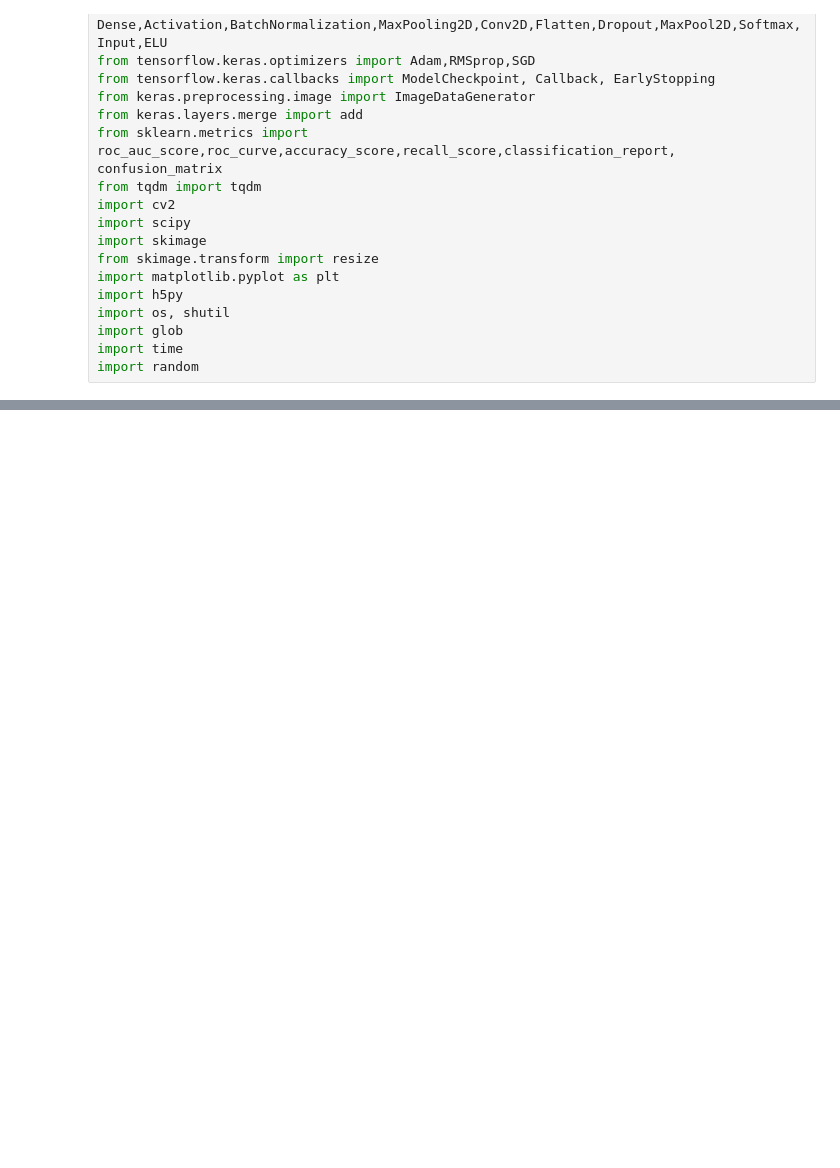
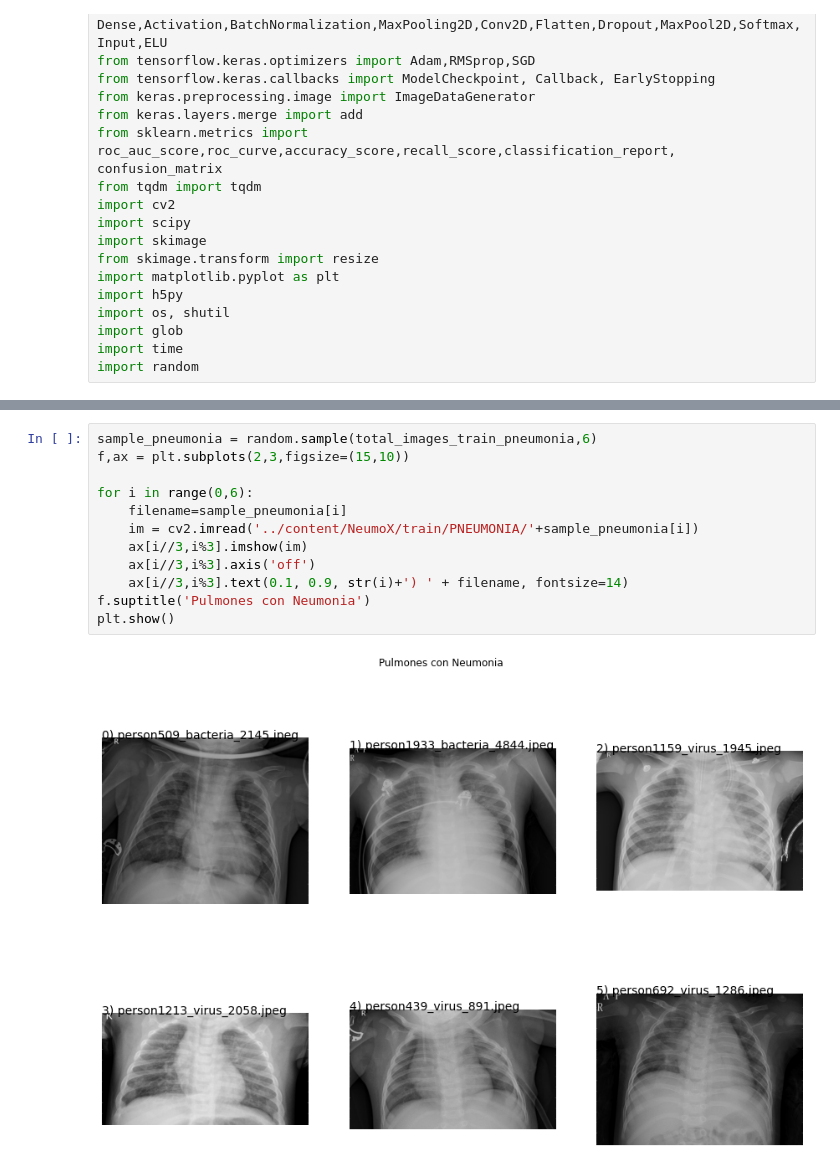
Before and after one commit to Albertogalred/Data-Science, a Jupyter notebook: NeumoX.ipynb, the cells around one changed output, grey strips where cells are left out. Drawn from its saved outputs; the diff is of its cells as text; blank space fills up the shorter version.

```diff
--- a/NeumoX.ipynb
+++ b/NeumoX.ipynb
@@ -95,0 +119,14 @@ import random
+# %%
+sample_pneumonia = random.sample(total_images_train_pneumonia,6)
+f,ax = plt.subplots(2,3,figsize=(15,10))
+
+for i in range(0,6):
+    filename=sample_pneumonia[i]
+    im = cv2.imread('../content/NeumoX/train/PNEUMONIA/'+sample_pneumonia[i])
+    ax[i//3,i%3].imshow(im)
+    ax[i//3,i%3].axis('off')
+    ax[i//3,i%3].text(0.1, 0.9, str(i)+') ' + filename, fontsize=14)
+f.suptitle('Pulmones con Neumonia')
+plt.show()
+# %% [output]
+[figure, added]
```
Also changed, not shown: parts of 16 cells of this notebook.
